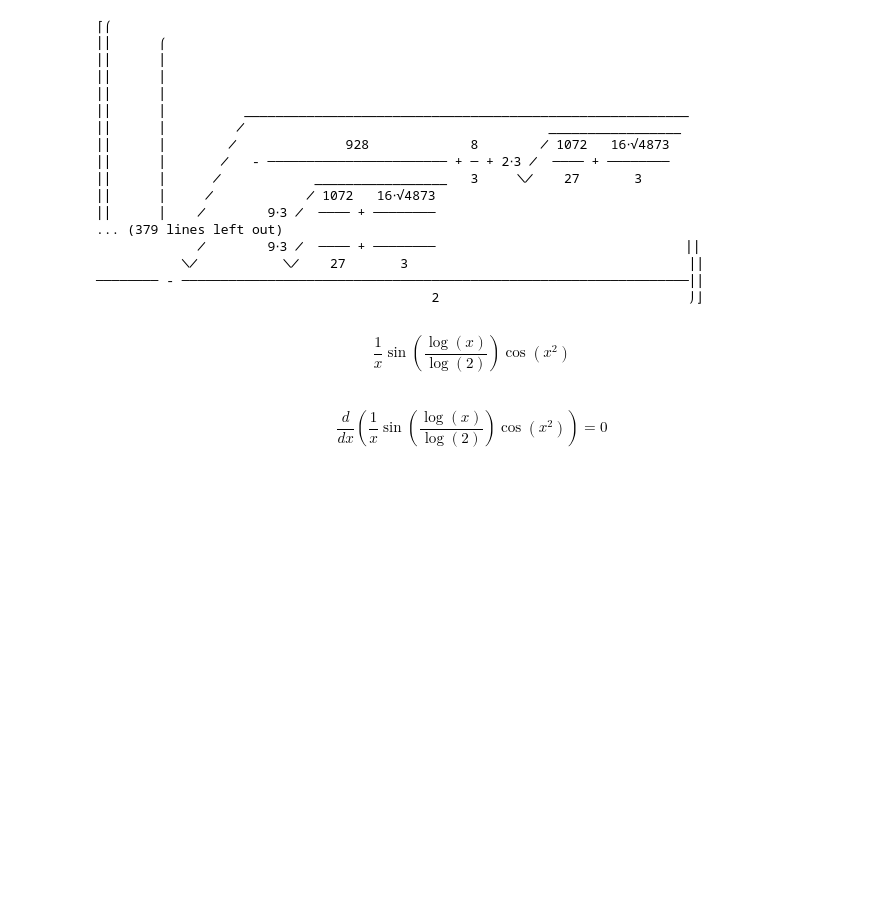
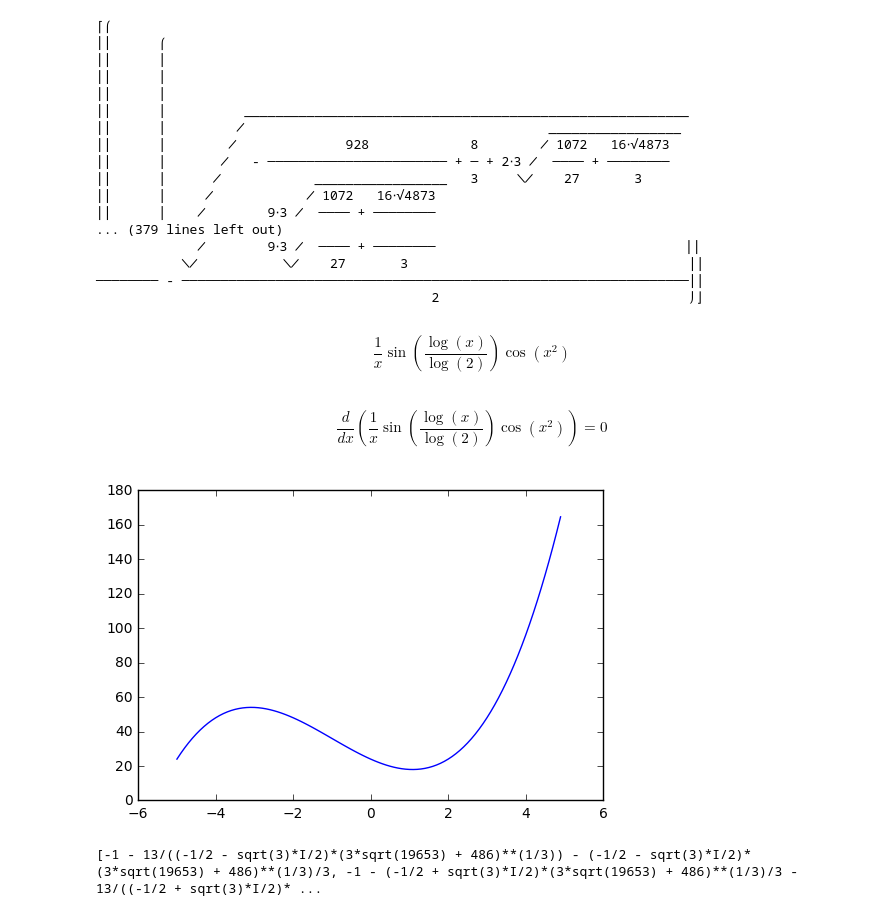
Before and after one commit to 99four/KCK, a Jupyter notebook: tools/sympy.ipynb, the cells around one changed output. Cells and saved outputs as stored; diff of their text form; code cells hidden in the pictures; blank space fills up the shorter version.

```diff
--- a/tools/sympy.ipynb
+++ b/tools/sympy.ipynb
@@ -44,3 +44,19 @@ eqn = Eq(Derivative(a))
 eqn
 # %% [output]
 $$\frac{d}{d x}\left(\frac{1}{x} \sin{\left (\frac{\log{\left (x \right )}}{\log{\left (2 \right )}} \right )} \cos{\left (x^{2} \right )}\right) = 0$$
+# %%
+from matplotlib import pylab as plt
+import numpy as np
+
+x = np.arange(-5, 5, 0.1)
+y = [i**3 + 3*i**2 - 10*i + 24 for i in x]
+plt.plot(x, y)
+plt.show()
+# %% [output]
+[figure, added]
+# %%
+x = sym.symbols("x")
+eq = Eq = x**3 + 3*x**2 - 10*x + 24
+solve(eq, x)
+# %% [output]
+[-1 - 13/((-1/2 - sqrt(3)*I/2)*(3*sqrt(19653) + 486)**(1/3)) - (-1/2 - sqrt(3)*I/2)*(3*sqrt(19653) + 486)**(1/3)/3, -1 - (-1/2 + sqrt(3)*I/2)*(3*sqrt(19653) + 486)**(1/3)/3 - 13/((-1/2 + sqrt(3)*I/2)* ...
```
